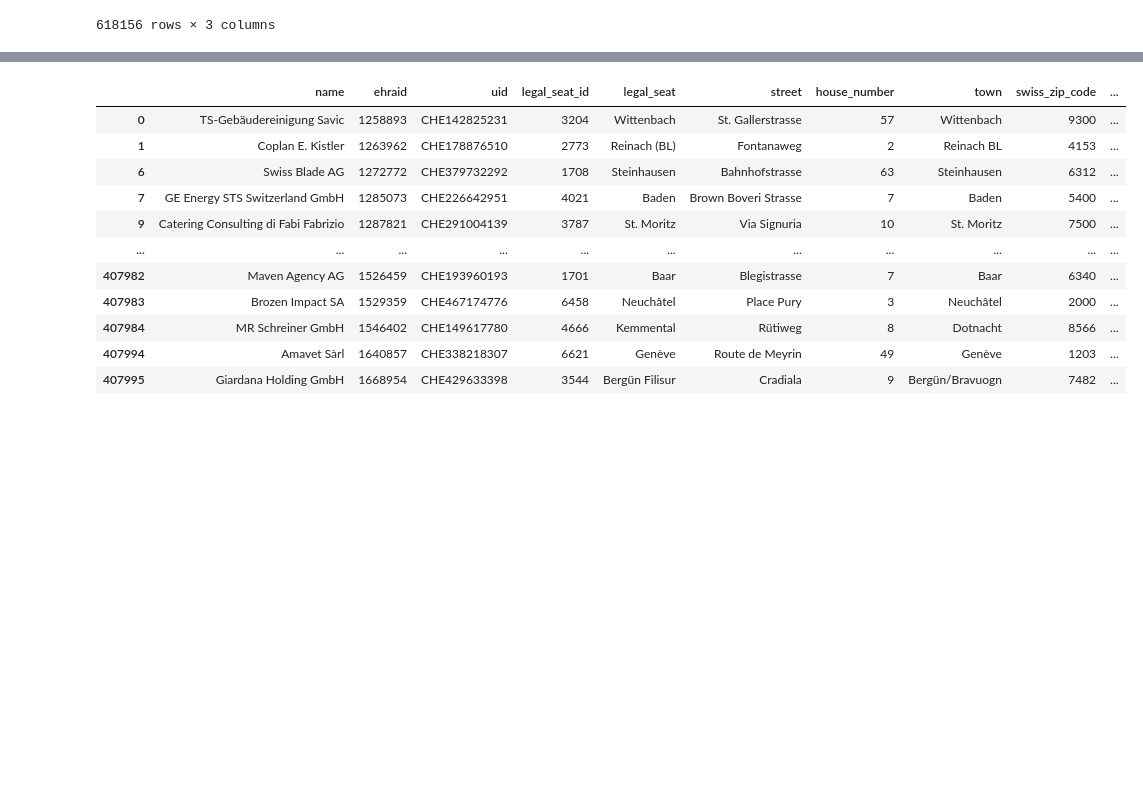
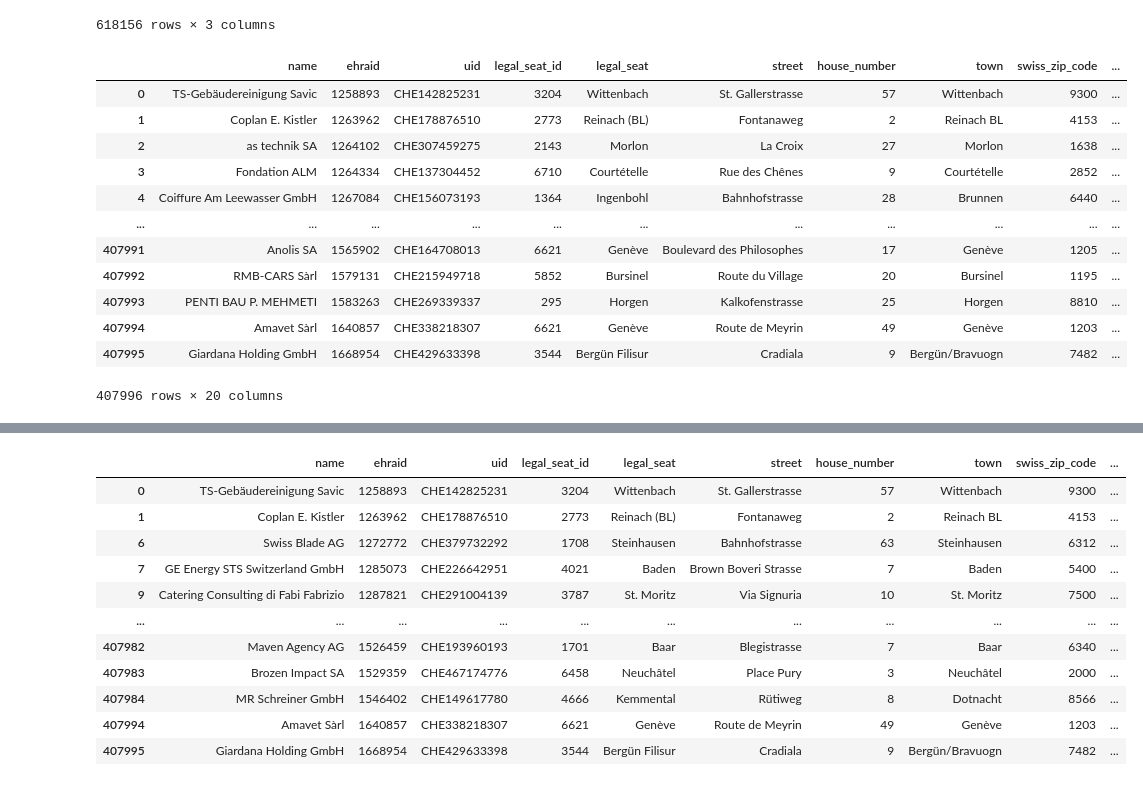
Before and after one commit to MaBlock7/company_success_prediction, a Jupyter notebook: success_prediction/zefix_feature_engineering.ipynb, the cells around one changed output, grey strips where cells are left out. Drawn from its saved outputs; the diff is of its cells as text; code cells hidden in the pictures; blank space fills up the shorter version.

```diff
--- a/success_prediction/zefix_feature_engineering.ipynb
+++ b/success_prediction/zefix_feature_engineering.ipynb
@@ -104,3 +103,25 @@ df_merged = df.merge(websites, on='uid', how='left')
+# %%
+def detect_language(text: str) -> str:
+    return detect(text)['lang']
+
+df_merged = df.merge(websites, on='uid', how='left')
+df_merged['language'] = df_merged['founding_message'].str.replace('\n', '').apply(detect_language)
+# %%
+df_merged
+# %% [output]
+|  | name | ehraid | uid | legal_seat_id | legal_seat | street | house_number | town | swiss_zip_code | ... |
+| 0 | TS-Gebäudereinigung Savic | 1258893 | CHE142825231 | 3204 | Wittenbach | St. Gallerstrasse | 57 | Wittenbach | 9300 | ... |
+| 1 | Coplan E. Kistler | 1263962 | CHE178876510 | 2773 | Reinach (BL) | Fontanaweg | 2 | Reinach BL | 4153 | ... |
+| 2 | as technik SA | 1264102 | CHE307459275 | 2143 | Morlon | La Croix | 27 | Morlon | 1638 | ... |
+| 3 | Fondation ALM | 1264334 | CHE137304452 | 6710 | Courtételle | Rue des Chênes | 9 | Courtételle | 2852 | ... |
+| 4 | Coiffure Am Leewasser GmbH | 1267084 | CHE156073193 | 1364 | Ingenbohl | Bahnhofstrasse | 28 | Brunnen | 6440 | ... |
+| ... | ... | ... | ... | ... | ... | ... | ... | ... | ... | ... |
+| 407991 | Anolis SA | 1565902 | CHE164708013 | 6621 | Genève | Boulevard des Philosophes | 17 | Genève | 1205 | ... |
+| 407992 | RMB-CARS Sàrl | 1579131 | CHE215949718 | 5852 | Bursinel | Route du Village | 20 | Bursinel | 1195 | ... |
+| 407993 | PENTI BAU P. MEHMETI | 1583263 | CHE269339337 | 295 | Horgen | Kalkofenstrasse | 25 | Horgen | 8810 | ... |
+| 407994 | Amavet Sàrl | 1640857 | CHE338218307 | 6621 | Genève | Route de Meyrin | 49 | Genève | 1203 | ... |
+| 407995 | Giardana Holding GmbH | 1668954 | CHE429633398 | 3544 | Bergün Filisur | Cradiala | 9 | Bergün/Bravuogn | 7482 | ... |
+407996 rows × 20 columns
 # %%
 df_merged[(df_merged.status == 'GELOESCHT')]
 # %% [output]
```
Also changed, not shown: parts of 4 cells of this notebook, 2 other files.
